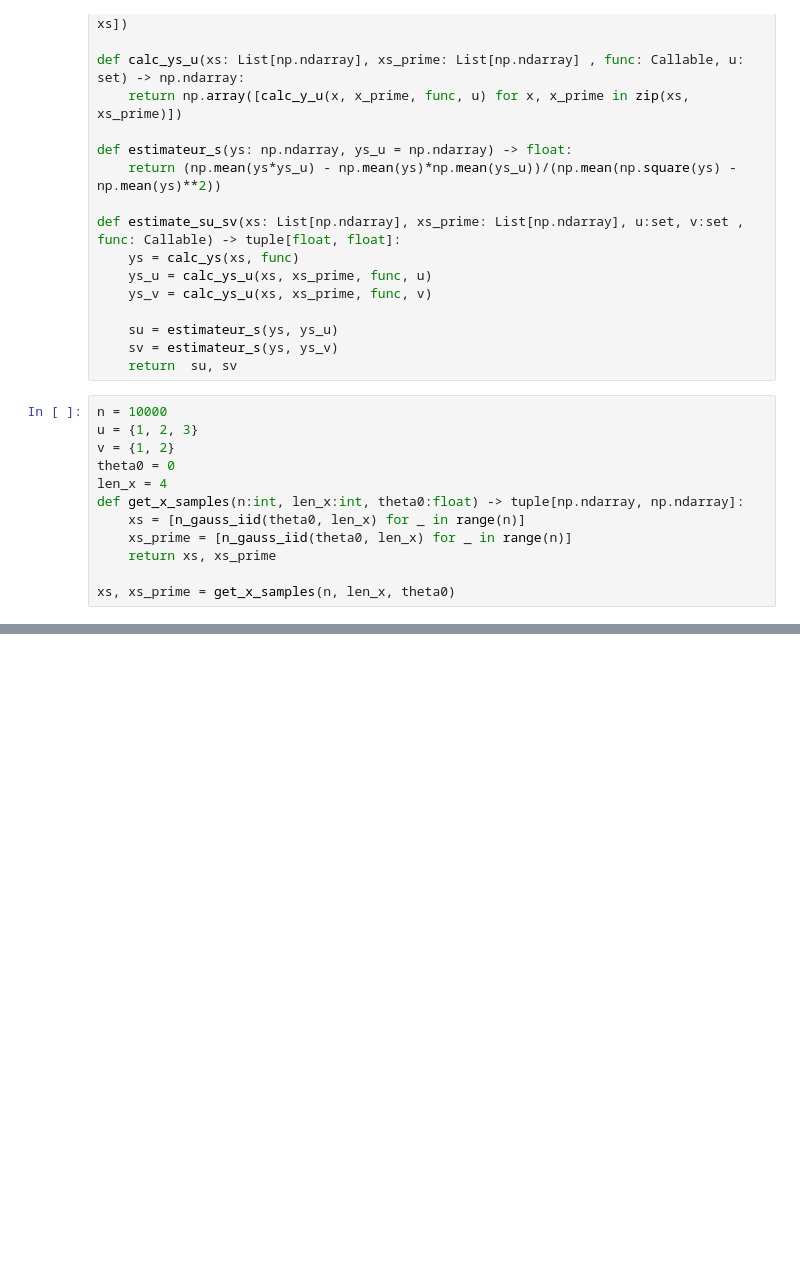
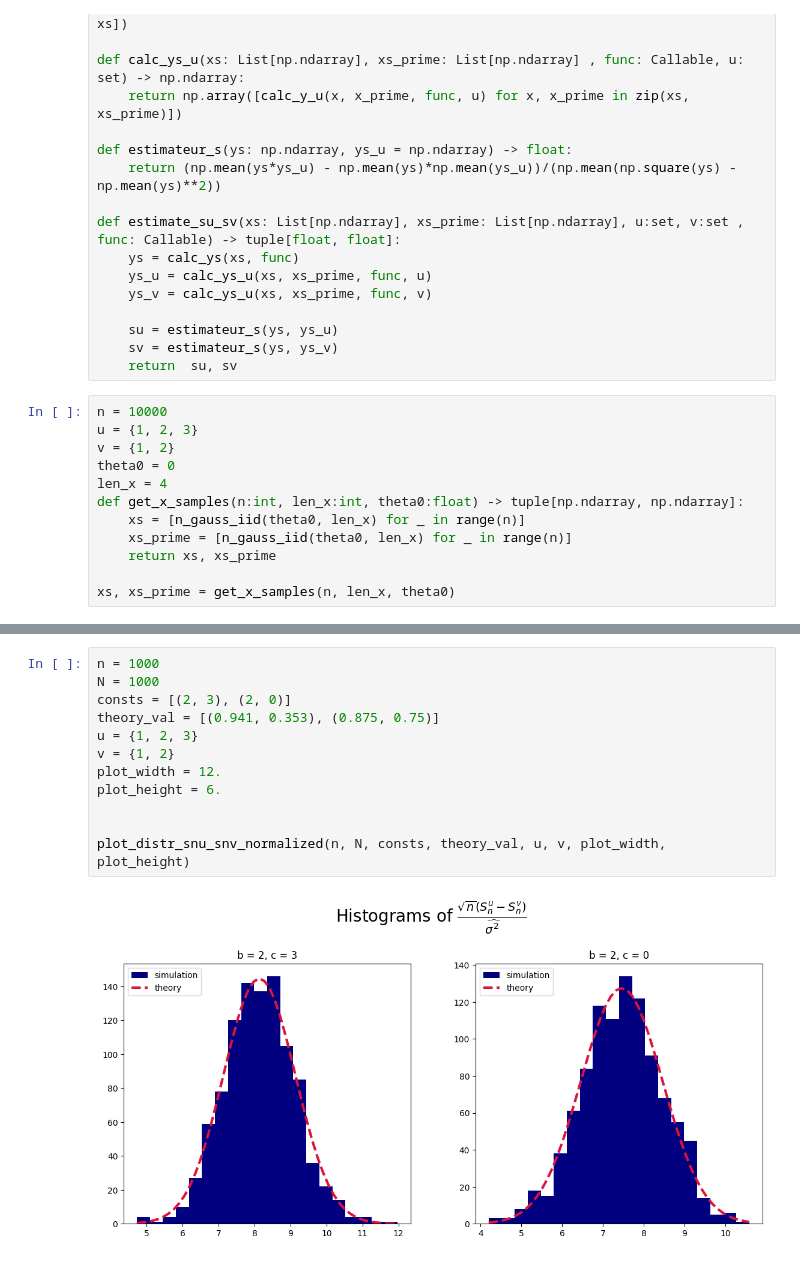
Before and after one commit to Eric-Guerra-Ribeiro/MAP361-decison-rule, a Jupyter notebook: decision_rule.ipynb, the cells around one changed output, grey strips where cells are left out. Drawn from its saved outputs; the diff is of its cells as text; blank space fills up the shorter version.

```diff
--- a/decision_rule.ipynb
+++ b/decision_rule.ipynb
@@ -348,0 +800,14 @@ def estimate_cov_su_sv(ys: np.ndarray, ys_u: np.ndarray, ys_v: np.ndarray) -> np
+# %%
+n = 1000
+N = 1000
+consts = [(2, 3), (2, 0)]
+theory_val = [(0.941, 0.353), (0.875, 0.75)]
+u = {1, 2, 3}
+v = {1, 2}
+plot_width = 12.
+plot_height = 6.
+
+
+plot_distr_snu_snv_normalized(n, N, consts, theory_val, u, v, plot_width, plot_height)
+# %% [output]
+[figure, added]
```
Also changed, not shown: parts of 54 cells of this notebook.
